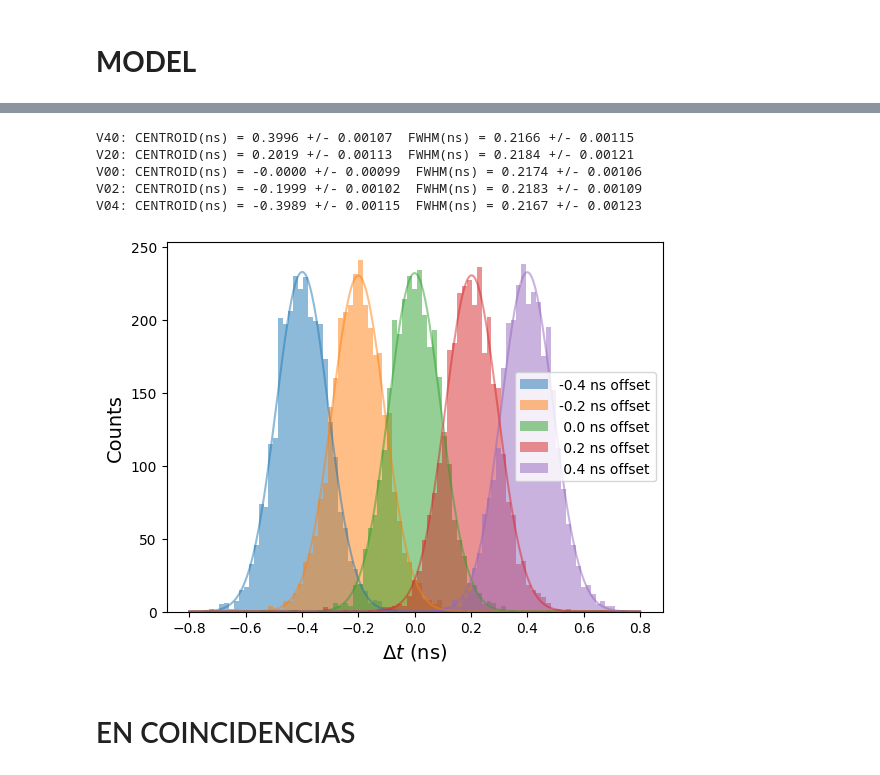
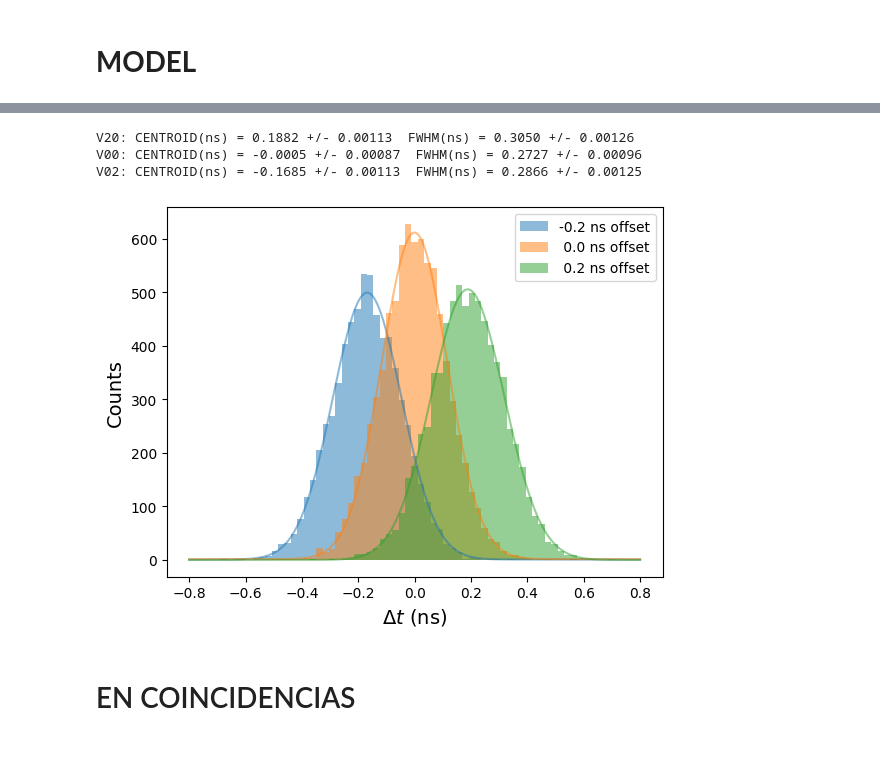
Before and after one commit to wjosefw/MLTiming, a Jupyter notebook: Spectograms/Spectogram.ipynb, the cells around one changed output, grey strips where cells are left out. Saved outputs shown, nothing was run; the diff lists cells and outputs as text; code cells hidden in the pictures.

```diff
--- a/Spectograms/Spectogram.ipynb
+++ b/Spectograms/Spectogram.ipynb
@@ -165,9 +167,17 @@ TEST = np.concatenate((TEST_02, TEST_00, TEST_20, TEST_04, TEST_40), axis = 0)
+# %%
+train_dec0, REF_train_dec0 = create_and_delay_pulse_pair(train_data[:,:,0], time_step, delay_time = delay_time)
+train_dec1, REF_train_dec1 = create_and_delay_pulse_pair(train_data[:,:,1], time_step, delay_time = delay_time)
+
+val_dec0, REF_val_dec0 = create_and_delay_pulse_pair(validation_data[:,:,0], time_step, delay_time = delay_time)
+val_dec1, REF_val_dec1 = create_and_delay_pulse_pair(validation_data[:,:,1], time_step, delay_time = delay_time)
+
+TEST = test_data
 # %% [markdown]
 # **SPECTOGRAMS**
 # %%
 from scipy import signal
 
-fs = 40*(10**9) # Sample frequency in hz (40Gsamples/s for my interpoalted data)
+fs = 5*(10**9) # Sample frequency in hz (5Gsamples/s)
 nperseg = 16
 # Calculate sample spectrogram
 f, t, Sxx = signal.spectrogram(train_dec0[0,:,0], fs, nperseg = nperseg)
@@ -238,8 +248,8 @@ val_dataset_dec1 = torch.utils.data.TensorDataset(torch.from_numpy(spectogram_va
 train_loader_dec0 = torch.utils.data.DataLoader(train_dataset_dec0, batch_size = 32, shuffle = True)
 train_loader_dec1 = torch.utils.data.DataLoader(train_dataset_dec1, batch_size = 32, shuffle = True)
 
-val_loader_dec0 = torch.utils.data.DataLoader(val_dataset_dec0, batch_size = 32, shuffle = False)
-val_loader_dec1 = torch.utils.data.DataLoader(val_dataset_dec1, batch_size = 32, shuffle = False)
+val_loader_dec0 = torch.utils.data.DataLoader(val_dataset_dec0, batch_size = len(val_dataset_dec0), shuffle = False)
+val_loader_dec1 = torch.utils.data.DataLoader(val_dataset_dec1, batch_size = len(val_dataset_dec1), shuffle = False)
 # %% [markdown]
 # **MODEL**
 # %%
@@ -275,21 +285,22 @@ LOSS val 0.003584841499105096
 # %%
-TOF_V02 = test_dec0[:,:TEST_00.shape[0]] - test_dec1[:,:TEST_00.shape[0]]
-TOF_V00 = test_dec0[:,TEST_00.shape[0] : 2*TEST_00.shape[0]] - test_dec1[:, TEST_00.shape[0] : 2*TEST_00.shape[0]]
-TOF_V20 = test_dec0[:,2*TEST_00.shape[0] :3*TEST_00.shape[0]] - test_dec1[:,2*TEST_00.shape[0] :3*TEST_00.shape[0]]
-TOF_V04 = test_dec0[:,3*TEST_00.shape[0] :4*TEST_00.shape[0]] - test_dec1[:,3*TEST_00.shape[0] :4*TEST_00.shape[0]]
-TOF_V40 = test_dec0[:,4*TEST_00.shape[0]:] - test_dec1[:,4*TEST_00.shape[0]:]
+# Calculate TOF
+TOF = test_dec0 - test_dec1
+
+TOF_V00 = TOF[:,:test_data_55.shape[0]]
+TOF_V02 = TOF[:, test_data_55.shape[0] : test_data_55.shape[0] + test_data_28.shape[0]]
+TOF_V20 = TOF[:, test_data_55.shape[0]  + test_data_28.shape[0]:]
+
 
 # Calulate Validation error
-centroid_V00, sigma_V00 = calculate_gaussian_center_sigma(TOF_V00, np.zeros((TOF_V00.shape[0])), nbins = nbins)
+centroid_V00 = calculate_gaussian_center(TOF_V00, nbins = nbins, limits = 3)
 
-error_V02 = abs((TOF_V02 - centroid_V00[:, np.newaxis] + time_step*t_shift))
+error_V02 = abs((TOF_V02 - centroid_V00[:, np.newaxis] + t_shift*time_step))
 error_V00 = abs((TOF_V00 - centroid_V00[:, np.newaxis]))
-error_V20 = abs((TOF_V20 - centroid_V00[:, np.newaxis] - time_step*t_shift))
-error_V04 = abs((TOF_V04 - centroid_V00[:, np.newaxis] + 2*time_step*t_shift))
-error_V40 = abs((TOF_V40 - centroid_V00[:, np.newaxis] - 2*time_step*t_shift))
+error_V20 = abs((TOF_V20 - centroid_V00[:, np.newaxis] - t_shift*time_step))
+
 
 # Get MAE
-Error = np.concatenate((error_V02, error_V20, error_V00, error_V04, error_V40), axis = 1)
+Error = np.concatenate((error_V02, error_V20, error_V00), axis = 1)
 MAE = np.mean(Error, axis = 1)
 print(MAE[-1])
 # %% [output]
@@ -324,37 +335,27 @@ plt.show()
 # %%
 # Histogram and gaussian fit
-plot_gaussian(TOF_V04[-1,:], centroid_V00[-1], range = 0.8, label = '-0.4 ns offset', nbins = nbins)
 plot_gaussian(TOF_V02[-1,:], centroid_V00[-1], range = 0.8, label = '-0.2 ns offset', nbins = nbins)
 plot_gaussian(TOF_V00[-1,:], centroid_V00[-1], range = 0.8, label = ' 0.0 ns offset', nbins = nbins)
 plot_gaussian(TOF_V20[-1,:], centroid_V00[-1], range = 0.8, label = ' 0.2 ns offset', nbins = nbins)
-plot_gaussian(TOF_V40[-1,:], centroid_V00[-1], range = 0.8, label = ' 0.4 ns offset', nbins = nbins)
 
-
-params_V04, errors_V04 = get_gaussian_params(TOF_V04[-1,:], centroid_V00[-1], range = 0.8, nbins = nbins)
 params_V02, errors_V02 = get_gaussian_params(TOF_V02[-1,:], centroid_V00[-1], range = 0.8, nbins = nbins)
 params_V00, errors_V00 = get_gaussian_params(TOF_V00[-1,:], centroid_V00[-1], range = 0.8, nbins = nbins)
 params_V20, errors_V20 = get_gaussian_params(TOF_V20[-1,:], centroid_V00[-1], range = 0.8, nbins = nbins)
-params_V40, errors_V40 = get_gaussian_params(TOF_V40[-1,:], centroid_V00[-1], range = 0.8, nbins = nbins)
 
-
-print("V40: CENTROID(ns) = %.4f +/- %.5f  FWHM(ns) = %.4f +/- %.5f" % (params_V40[2], errors_V40[2], params_V40[3], errors_V40[3]))
 print("V20: CENTROID(ns) = %.4f +/- %.5f  FWHM(ns) = %.4f +/- %.5f" % (params_V20[2], errors_V20[2], params_V20[3], errors_V20[3]))
 print("V00: CENTROID(ns) = %.4f +/- %.5f  FWHM(ns) = %.4f +/- %.5f" % (params_V00[2], errors_V00[2], params_V00[3], errors_V00[3]))
 print("V02: CENTROID(ns) = %.4f +/- %.5f  FWHM(ns) = %.4f +/- %.5f" % (params_V02[2], errors_V02[2], params_V02[3], errors_V02[3]))
-print("V04: CENTROID(ns) = %.4f +/- %.5f  FWHM(ns) = %.4f +/- %.5f" % (params_V04[2], errors_V04[2], params_V04[3], errors_V04[3]))
 
 print('')
 plt.legend()
 plt.xlabel('$\Delta t$ (ns)', fontsize = 14)
 plt.ylabel('Counts', fontsize = 14)
 plt.show()
 # %% [output]
-V40: CENTROID(ns) = 0.3996 +/- 0.00107  FWHM(ns) = 0.2166 +/- 0.00115
-V20: CENTROID(ns) = 0.2019 +/- 0.00113  FWHM(ns) = 0.2184 +/- 0.00121
-V00: CENTROID(ns) = -0.0000 +/- 0.00099  FWHM(ns) = 0.2174 +/- 0.00106
-V02: CENTROID(ns) = -0.1999 +/- 0.00102  FWHM(ns) = 0.2183 +/- 0.00109
-V04: CENTROID(ns) = -0.3989 +/- 0.00115  FWHM(ns) = 0.2167 +/- 0.00123
+V20: CENTROID(ns) = 0.1882 +/- 0.00113  FWHM(ns) = 0.3050 +/- 0.00126
+V00: CENTROID(ns) = -0.0005 +/- 0.00087  FWHM(ns) = 0.2727 +/- 0.00096
+V02: CENTROID(ns) = -0.1685 +/- 0.00113  FWHM(ns) = 0.2866 +/- 0.00125
-[figure, old version]
+[figure, new version]
 # %% [markdown]
 # EN COINCIDENCIAS
 # %% [markdown]
```
Also changed, not shown: parts of 10 cells of this notebook.
